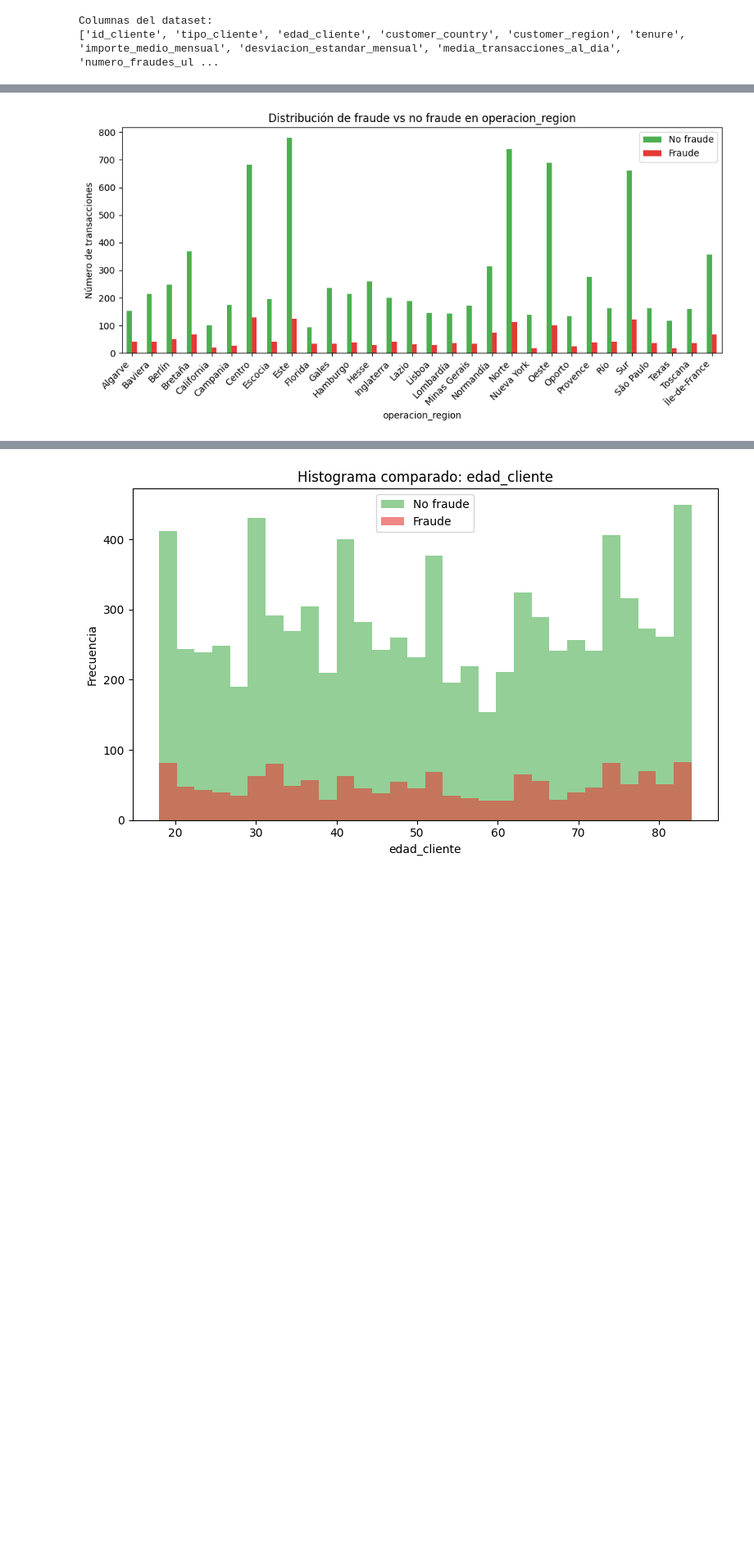
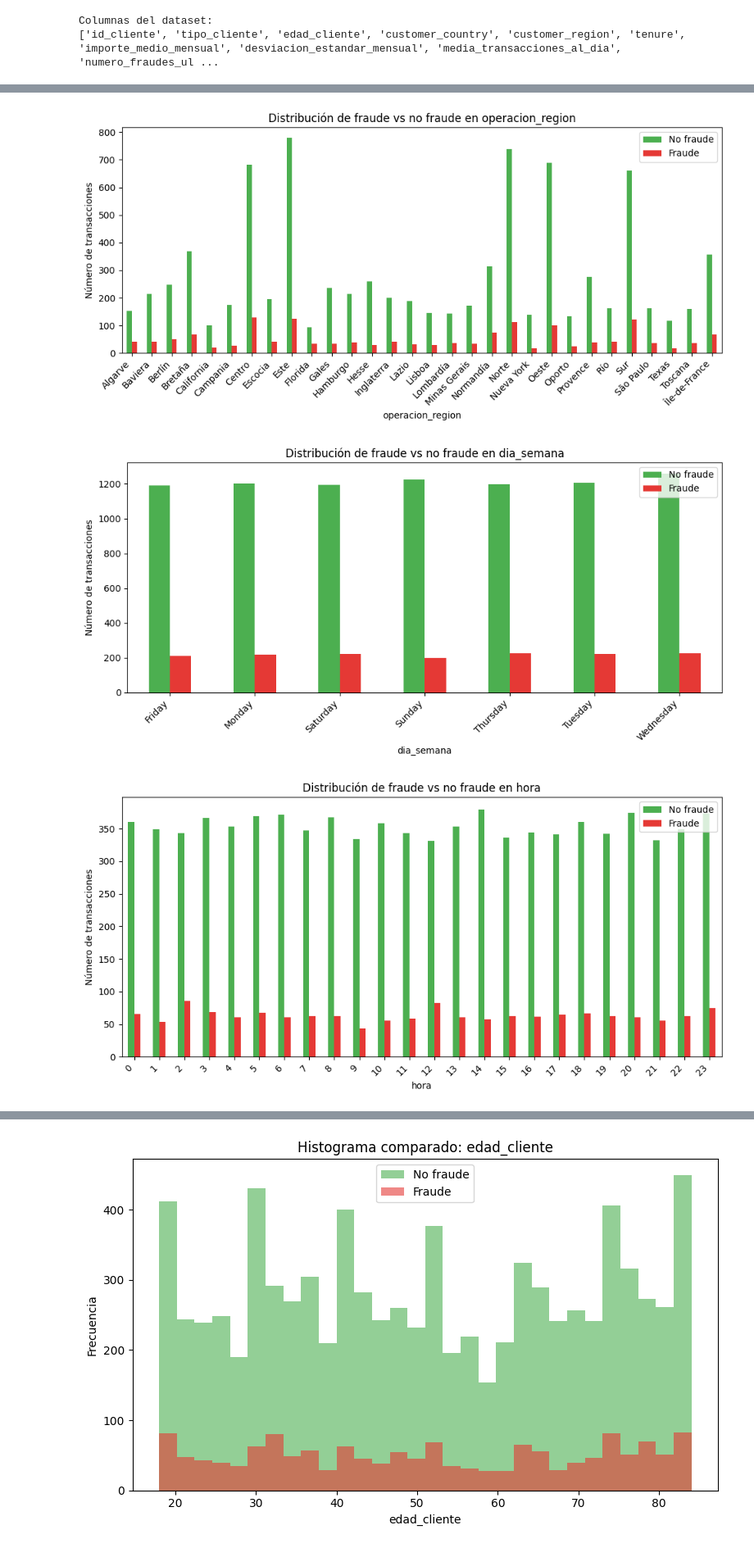
Before and after one commit to CPasData/NovaPay_ML, a Jupyter notebook: Notebooks/EDA.ipynb, the cells around one changed output, grey strips where cells are left out. Shown at 82% size. Cells and saved outputs as stored; diff of their text form; code cells hidden in the pictures; blank space fills up the shorter version.

```diff
--- a/Notebooks/EDA.ipynb
+++ b/Notebooks/EDA.ipynb
@@ -90,7 +188,10 @@ cols_to_plot = [
     'tipo_transaccion',
     'metodo_autenticacion',
     'operacion_pais',
-    'operacion_region'
+    'operacion_region',
+    'dia_semana',
+    'hora',
+    'mes'
 ]
 
 cols_existentes = [col for col in cols_to_plot if col in df.columns]
@@ -116,10 +217,12 @@ Columnas encontradas: ['tipo_cliente', 'customer_country', 'customer_region', 'e
 Columnas no encontradas: []
 [figure]
 [figure]
 [figure]
 [figure]
 [figure]
 [figure]
 [figure]
 [figure]
 [figure]
+[figure, added]
+[figure, added]
```
Also changed, not shown: parts of 18 cells of this notebook.
